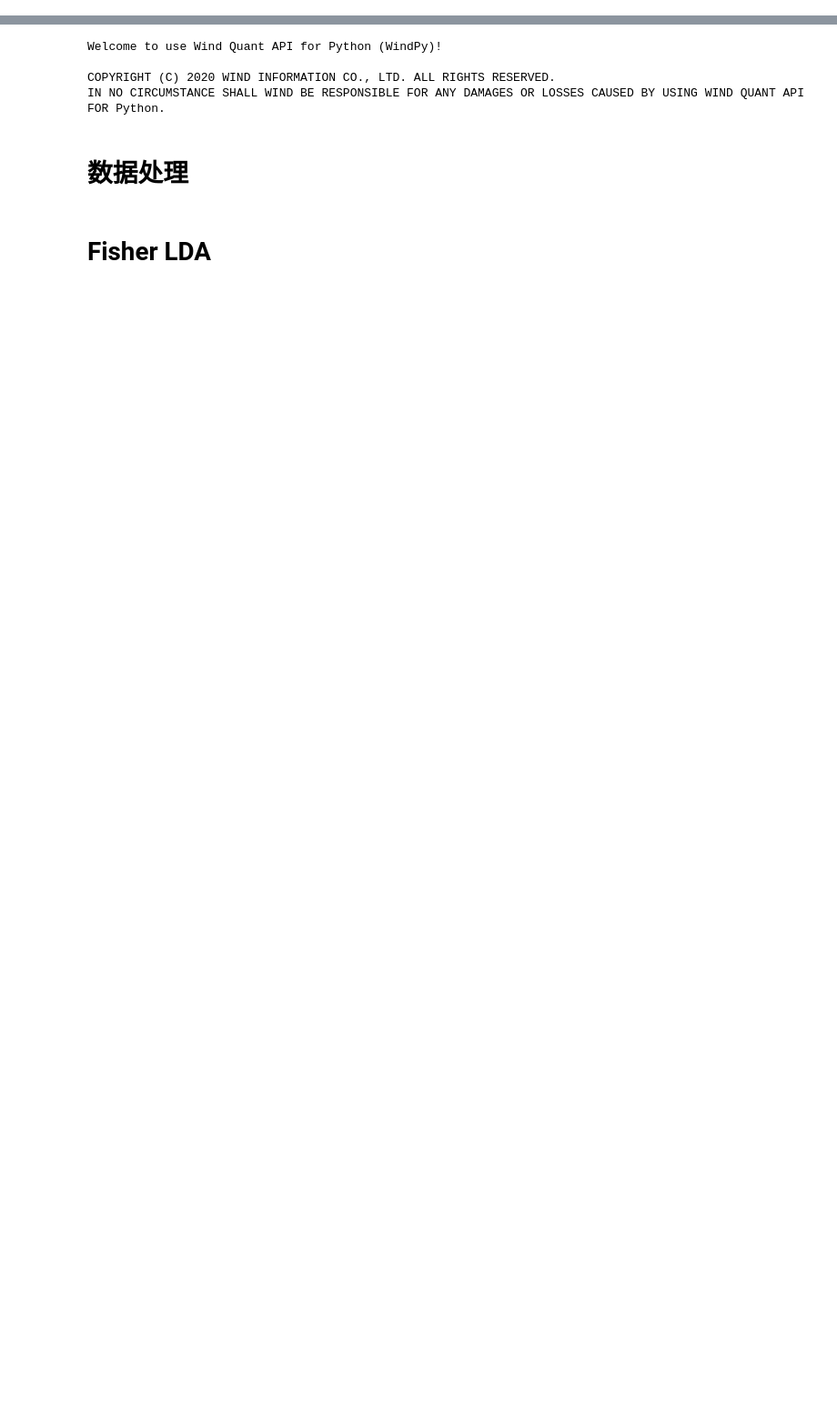
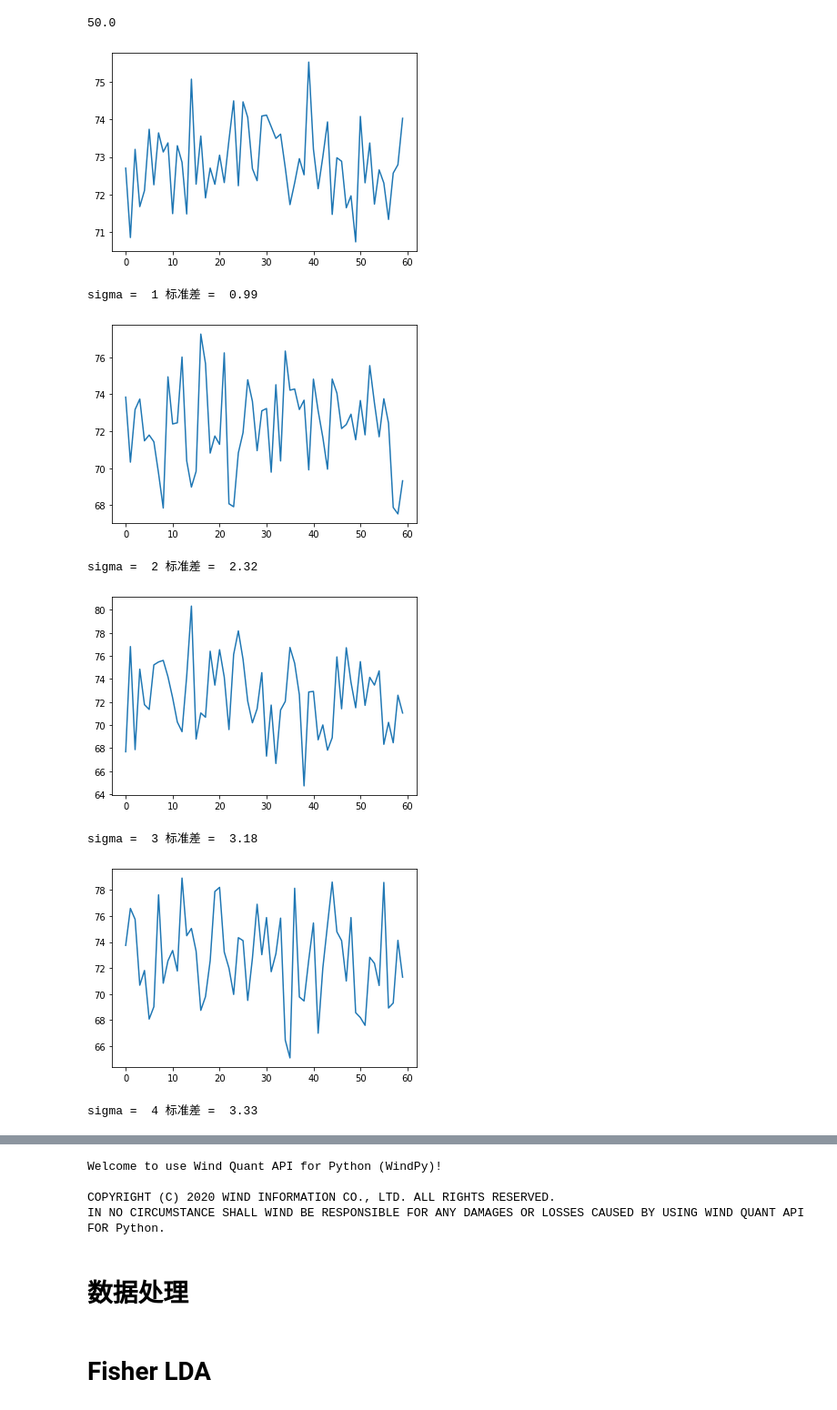
Before and after one commit to LimboRift/wkzq, a Jupyter notebook: 4 methods.ipynb, the cells around one changed output, grey strips where cells are left out. Shown at 91% size. Cells and saved outputs as stored; diff of their text form; code cells hidden in the pictures; blank space fills up the shorter version.

```diff
--- a/4 methods.ipynb
+++ b/4 methods.ipynb
@@ -0,0 +9,22 @@
+# %%
+np.std([100,0])
+# %% [output]
+50.0
+# %%
+times = 60
+for scale in range(1,26):
+    res = []
+    for i in range(times):
+        res.append(np.random.normal(loc=73, scale=scale))
+    plt.plot(res)
+    plt.show()
+    print('sigma = ', scale,'标准差 = ',round(np.std(res),2))
+# %% [output]
+[figure, added]
+sigma =  1 标准差 =  0.99
+[figure, added]
+sigma =  2 标准差 =  2.32
+[figure, added]
+sigma =  3 标准差 =  3.18
+[figure, added]
+sigma =  4 标准差 =  3.33
```
Also changed, not shown: parts of 3 cells of this notebook, 14 other files.
